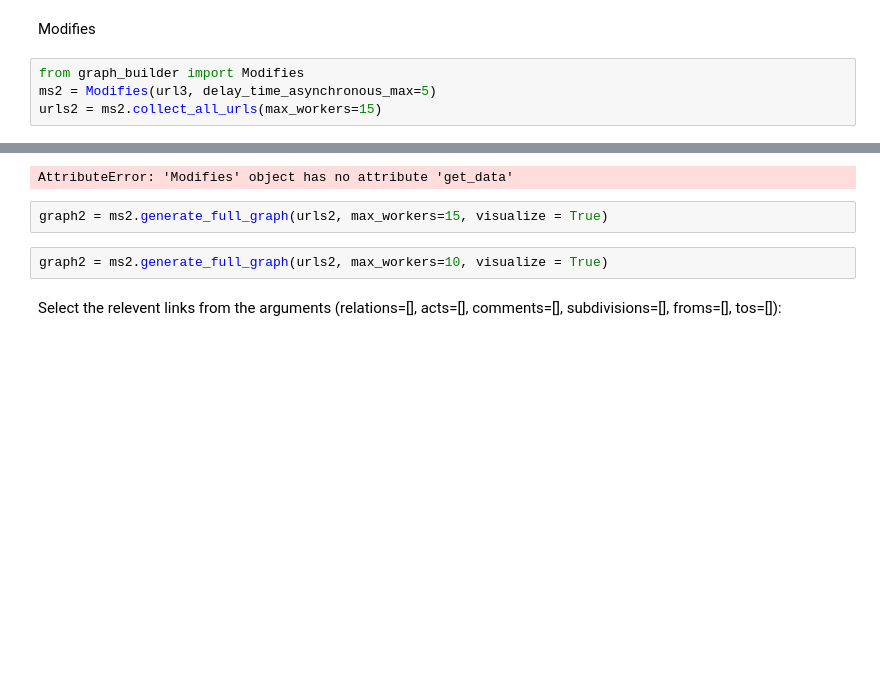
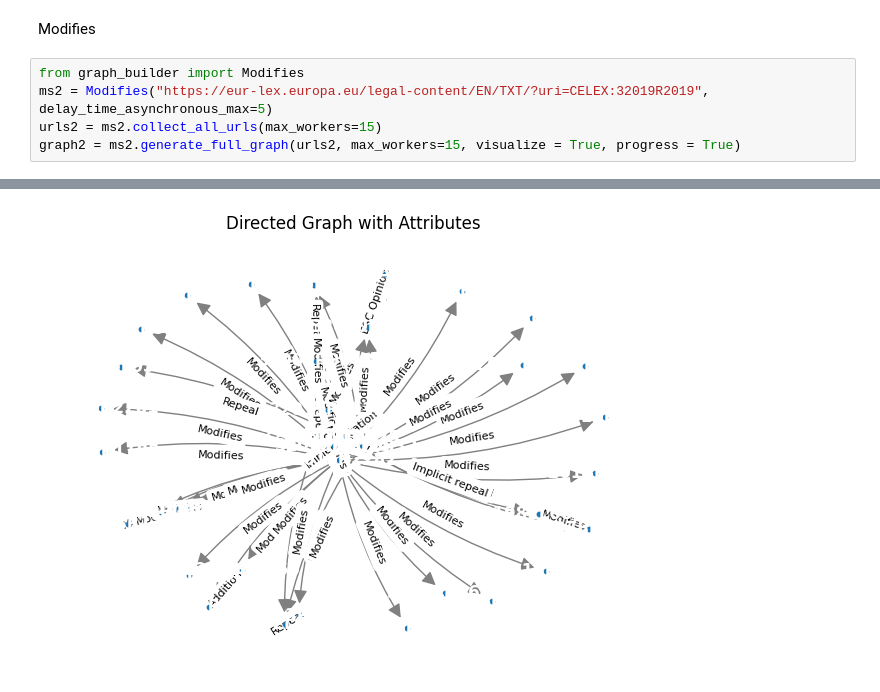
Before and after one commit to Peiying-Huang/EurLexScraper, a Jupyter notebook: document_info_scraper/graph2_full_graph_Test.ipynb, the cells around one changed output, grey strips where cells are left out. Cells and saved outputs as stored; diff of their text form; blank space fills up the shorter version.

```diff
--- a/document_info_scraper/graph2_full_graph_Test.ipynb
+++ b/document_info_scraper/graph2_full_graph_Test.ipynb
@@ -38,6 +49,7 @@ graph1 = mb1.generate_full_graph(urls1, visualize = True)
 Modifies
 # %%
 from graph_builder import Modifies
-ms2 = Modifies(url3, delay_time_asynchronous_max=5)
+ms2 = Modifies("https://eur-lex.europa.eu/legal-content/EN/TXT/?uri=CELEX:32019R2019", delay_time_asynchronous_max=5)
 urls2 = ms2.collect_all_urls(max_workers=15)
+graph2 = ms2.generate_full_graph(urls2, max_workers=15, visualize = True, progress = True)
 # %% [output]
@@ -45,8 +57 @@ urls2 = ms2.collect_all_urls(max_workers=15)
-AttributeError: 'Modifies' object has no attribute 'get_data'
+[figure, added]
-# %%
-graph2 = ms2.generate_full_graph(urls2, max_workers=15, visualize = True)
-# %%
-graph2 = ms2.generate_full_graph(urls2, max_workers=10, visualize = True)
-# %% [markdown]
-Select the relevent links from the arguments
-(relations=[], acts=[], comments=[], subdivisions=[], froms=[], tos=[]):
```
Also changed, not shown: parts of 15 cells of this notebook, 7 other files.
